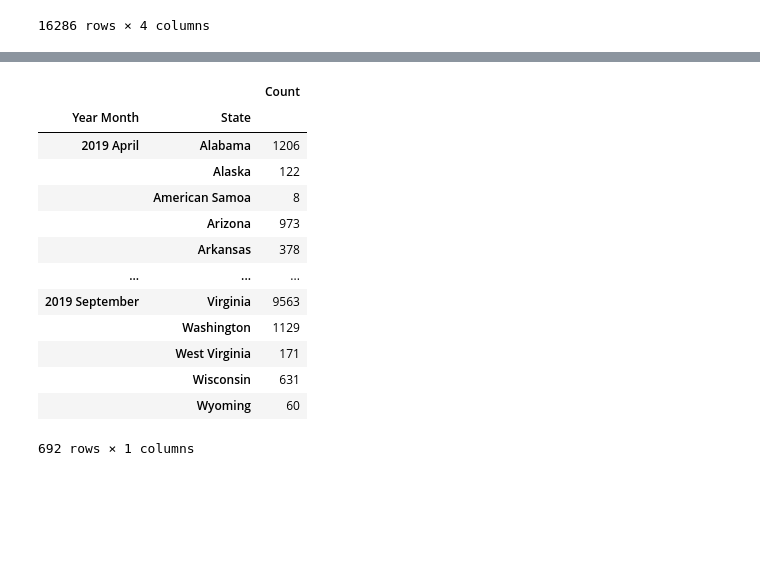
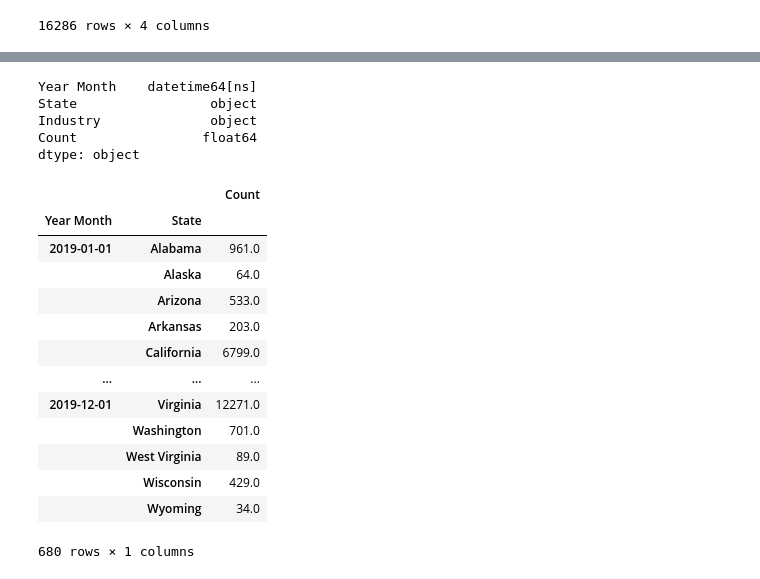
Before and after one commit to AkanSri/Project-1, a Jupyter notebook: personal-Akanksha/fraud_rate.ipynb, the cells around one changed output, grey strips where cells are left out. Cells and saved outputs as stored; diff of their text form; code cells hidden in the pictures; blank space fills up the shorter version.

```diff
--- a/personal-Akanksha/fraud_rate.ipynb
+++ b/personal-Akanksha/fraud_rate.ipynb
@@ -51,8 +32,8 @@ group_industry
 # %%
-csv_file=csv_file.loc[csv_file["Industry"]!="[Total]" ]
-csv_file=csv_file.loc[csv_file["Suspicious Activity"]!="[Total]" ]
-csv_file=csv_file.loc[csv_file["State"]!="[Total]" ]
-csv_file
+sar_stats_2019_clean = sar_stats_2019.loc[sar_stats_2019["Suspicious Activity"] != "[Total]"]
+sar_stats_2019_clean = sar_stats_2019_clean.loc[sar_stats_2019_clean["Industry"] != "[Total]"]
+sar_stats_2019_clean = sar_stats_2019_clean.loc[sar_stats_2019_clean["State"] !="[Total]"]
+sar_stats_2019_clean
 # %% [output]
 |  | State | Industry | Suspicious Activity | Count |
 | Year Month |  |  |  |  |
@@ -68,3 +49,6 @@ csv_file
 | 2019 December | Wyoming | Money Services Business (MSB) | Wire | 10 |
 | 2019 December | Wyoming | Securities/Futures | Check | 1 |
 16286 rows × 4 columns
+# %%
+sar_stats_2019_clean = sar_stats_2019_clean.drop(columns= 'Suspicious Activity')
+sar_stats_2019_clean
@@ -70,0 +70,3 @@ csv_file
+# %%
+sar_stats_2019_clean = sar_stats_2019_clean.loc[sar_stats_2019_clean["Industry"] == 'Depository Institution']
+sar_stats_2019_clean
@@ -71,22 +88,32 @@ csv_file
+# %%
+sar_stats_2019_clean = sar_stats_2019_clean.reset_index()
+sar_stats_2019_clean['Year Month'] = pd.to_datetime(sar_stats_2019_clean['Year Month'], infer_datetime_format = True)
+sar_stats_2019_clean['Count'] = sar_stats_2019_clean['Count'].astype(float)
+
+sar_stats_2019_clean.dtypes
+# %% [output]
+Year Month    datetime64[ns]
+State                 object
+Industry              object
+Count                float64
+dtype: object
 # %%
-csv_file = csv_file.reset_index()
+grouped_stats_state = sar_stats_2019_clean[["State", "Count", "Year Month"]]
 
-grouped_stats = csv_file[["State", "Count", "Year Month"]]
-
-grouped_stats = grouped_stats.groupby(['Year Month', 'State']).sum()
-grouped_stats
+grouped_stats_state = grouped_stats_state.groupby(['Year Month', 'State']).sum()
+grouped_stats_state
 # %% [output]
 |  |  | Count |
 | Year Month | State |  |
-| 2019 April | Alabama | 1206 |
-|  | Alaska | 122 |
-|  | American Samoa | 8 |
-|  | Arizona | 973 |
-|  | Arkansas | 378 |
+| 2019-01-01 | Alabama | 961.0 |
+|  | Alaska | 64.0 |
+|  | Arizona | 533.0 |
+|  | Arkansas | 203.0 |
+|  | California | 6799.0 |
 | ... | ... | ... |
-| 2019 September | Virginia | 9563 |
-|  | Washington | 1129 |
-|  | West Virginia | 171 |
-|  | Wisconsin | 631 |
-|  | Wyoming | 60 |
+| 2019-12-01 | Virginia | 12271.0 |
+|  | Washington | 701.0 |
+|  | West Virginia | 89.0 |
+|  | Wisconsin | 429.0 |
+|  | Wyoming | 34.0 |
-692 rows × 1 columns
+680 rows × 1 columns
```
Also changed, not shown: parts of 15 cells of this notebook, 1 other file.
